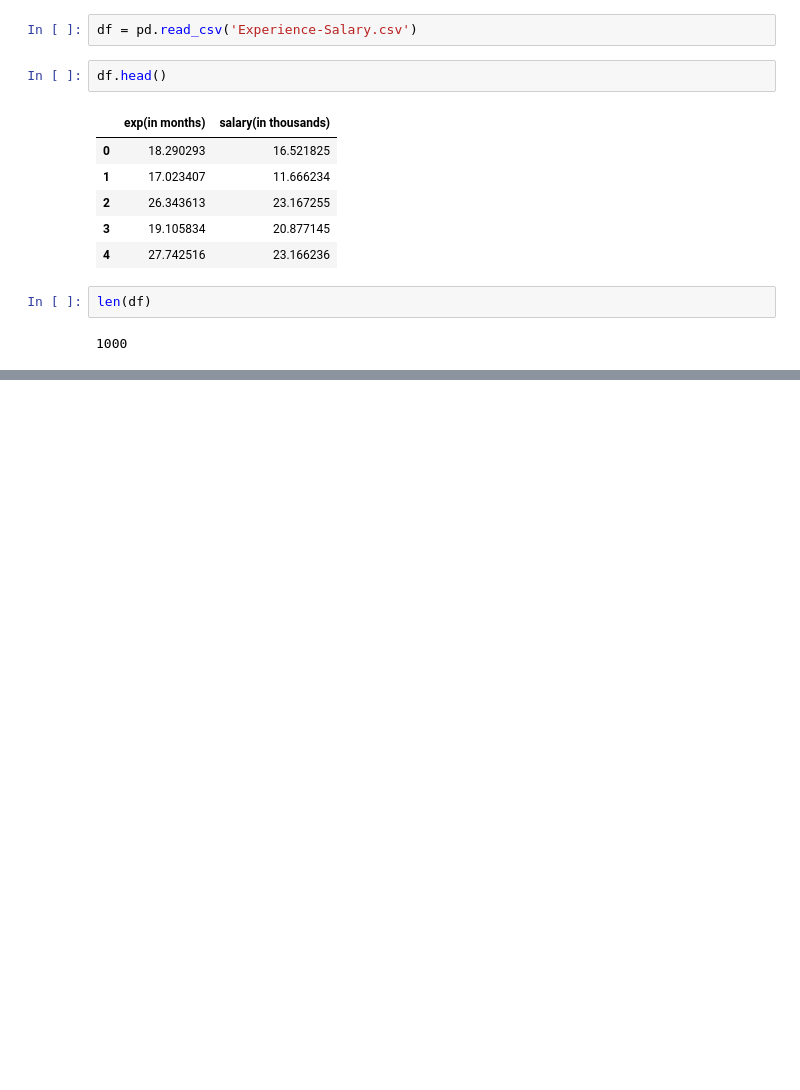
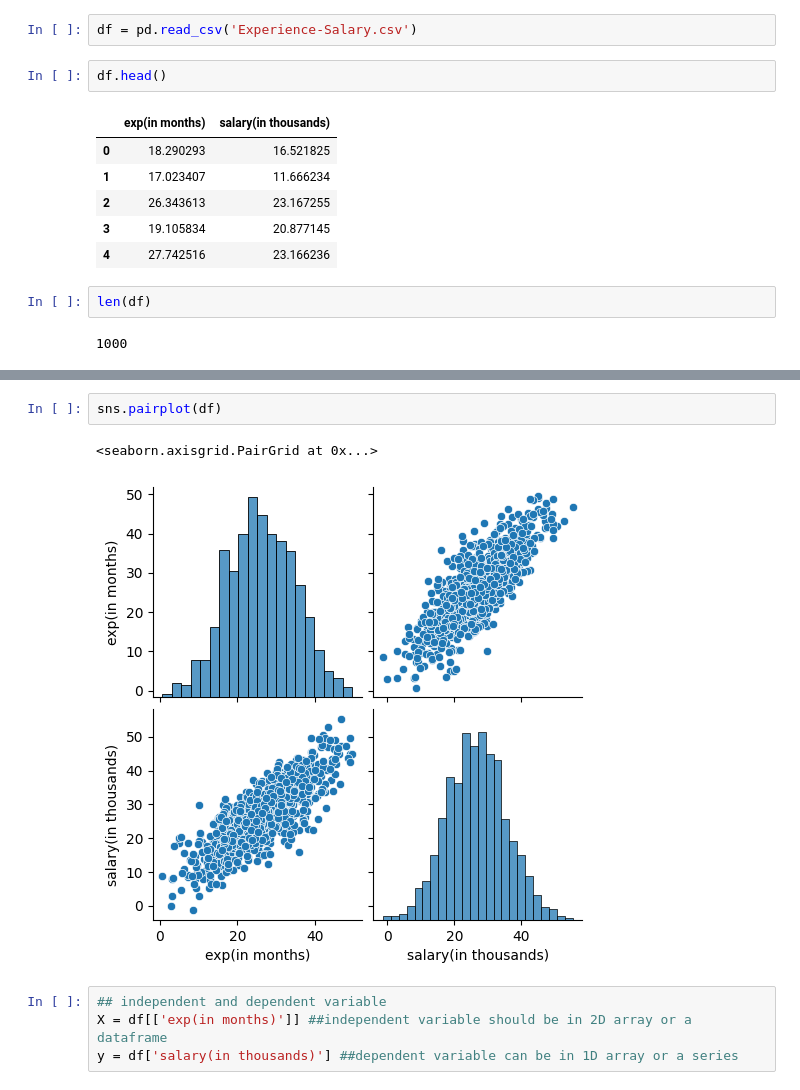
Before and after one commit to BhuvanChaithanya/30_day_-ML_Projects, a Jupyter notebook: linear_regression/lin_reg_notebook.ipynb, the cells around one changed output, grey strips where cells are left out. Drawn from its saved outputs; the diff is of its cells as text; blank space fills up the shorter version.

```diff
--- a/linear_regression/lin_reg_notebook.ipynb
+++ b/linear_regression/lin_reg_notebook.ipynb
@@ -25,0 +40,9 @@ KeyError: 'YearsExperience'
+# %%
+sns.pairplot(df)
+# %% [output]
+<seaborn.axisgrid.PairGrid at 0x...>
+[figure, added]
+# %%
+## independent and dependent variable
+X = df[['exp(in months)']] ##independent variable should be in 2D array or a dataframe
+y = df['salary(in thousands)'] ##dependent variable can be in 1D array or a series
```
Also changed, not shown: parts of 5 cells of this notebook, 12 other files.
